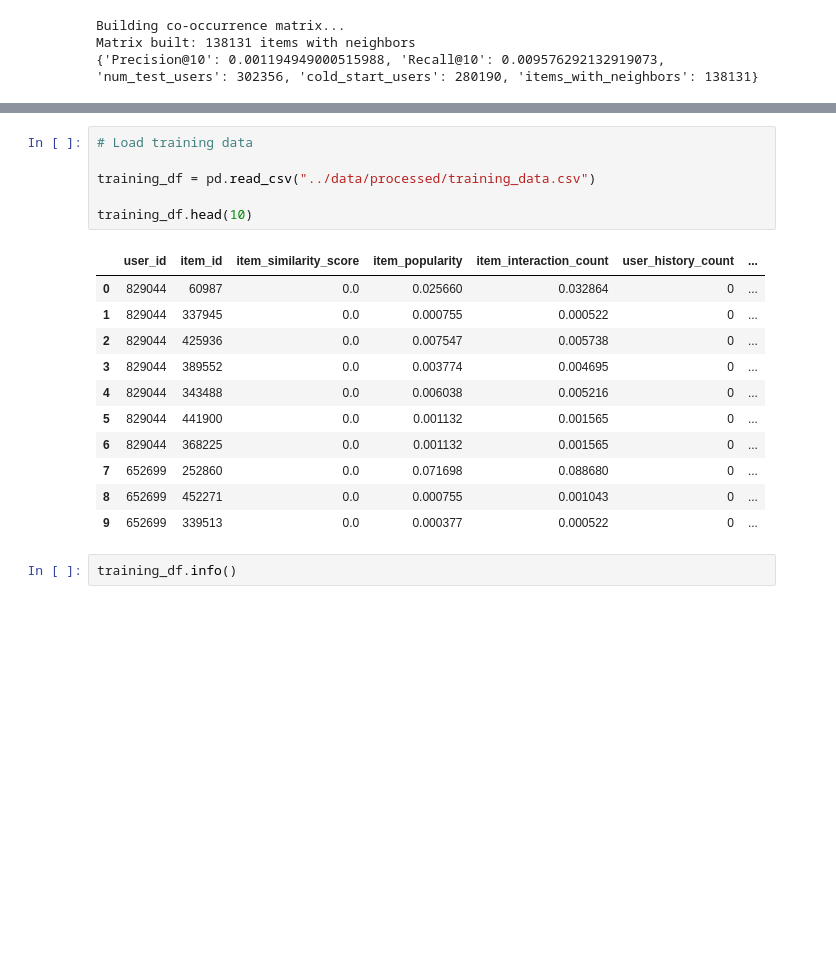
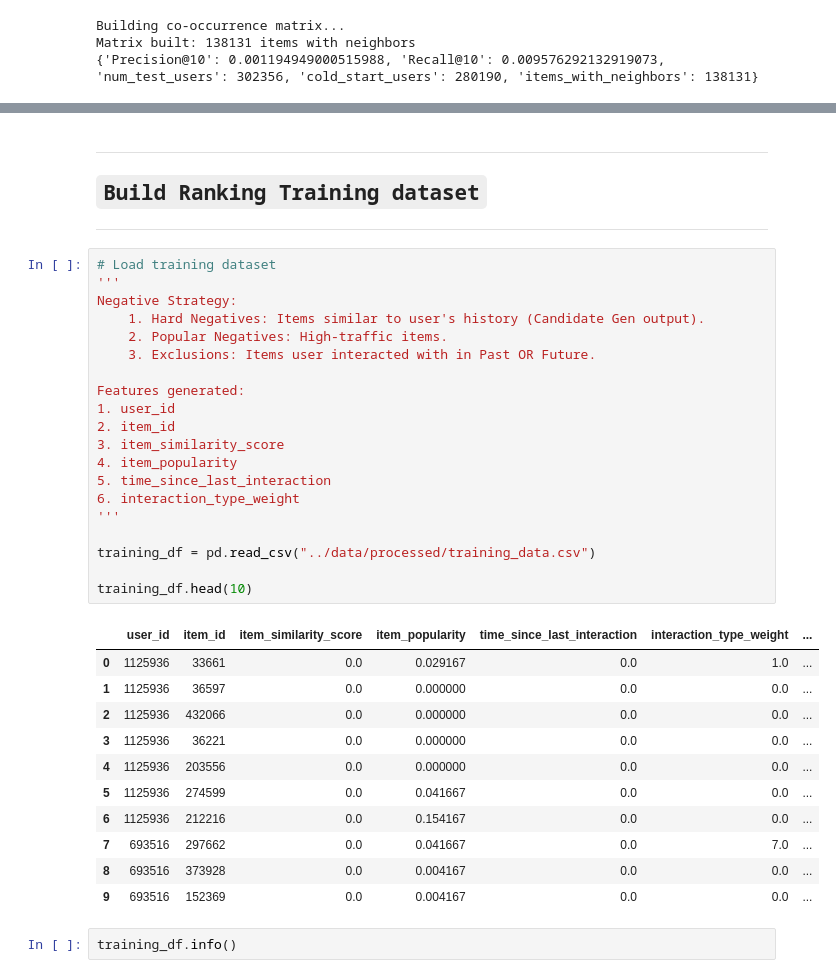
Before and after one commit to CJC-AI/Recommender-system, a Jupyter notebook: notebooks/eda.ipynb, the cells around one changed output, grey strips where cells are left out. Cells and saved outputs as stored; diff of their text form; blank space fills up the shorter version.

```diff
--- a/notebooks/eda.ipynb
+++ b/notebooks/eda.ipynb
@@ -254,21 +272,39 @@ Recall Improvement: +0.0021
+# %% [markdown]
+---
+## `Build Ranking Training dataset`
+---
 # %%
-# Load training data
+# Load training dataset
+'''
+Negative Strategy:
+    1. Hard Negatives: Items similar to user's history (Candidate Gen output).
+    2. Popular Negatives: High-traffic items.
+    3. Exclusions: Items user interacted with in Past OR Future.
+
+Features generated:
+1. user_id
+2. item_id
+3. item_similarity_score
+4. item_popularity
+5. time_since_last_interaction
+6. interaction_type_weight
+'''
 
 training_df = pd.read_csv("../data/processed/training_data.csv")
 
 training_df.head(10)
 # %% [output]
-|  | user_id | item_id | item_similarity_score | item_popularity | item_interaction_count | user_history_count | ... |
-| 0 | 829044 | 60987 | 0.0 | 0.025660 | 0.032864 | 0 | ... |
-| 1 | 829044 | 337945 | 0.0 | 0.000755 | 0.000522 | 0 | ... |
-| 2 | 829044 | 425936 | 0.0 | 0.007547 | 0.005738 | 0 | ... |
-| 3 | 829044 | 389552 | 0.0 | 0.003774 | 0.004695 | 0 | ... |
-| 4 | 829044 | 343488 | 0.0 | 0.006038 | 0.005216 | 0 | ... |
-| 5 | 829044 | 441900 | 0.0 | 0.001132 | 0.001565 | 0 | ... |
-| 6 | 829044 | 368225 | 0.0 | 0.001132 | 0.001565 | 0 | ... |
-| 7 | 652699 | 252860 | 0.0 | 0.071698 | 0.088680 | 0 | ... |
-| 8 | 652699 | 452271 | 0.0 | 0.000755 | 0.001043 | 0 | ... |
-| 9 | 652699 | 339513 | 0.0 | 0.000377 | 0.000522 | 0 | ... |
+|  | user_id | item_id | item_similarity_score | item_popularity | time_since_last_interaction | interaction_type_weight | ... |
+| 0 | 1125936 | 33661 | 0.0 | 0.029167 | 0.0 | 1.0 | ... |
+| 1 | 1125936 | 36597 | 0.0 | 0.000000 | 0.0 | 0.0 | ... |
+| 2 | 1125936 | 432066 | 0.0 | 0.000000 | 0.0 | 0.0 | ... |
+| 3 | 1125936 | 36221 | 0.0 | 0.000000 | 0.0 | 0.0 | ... |
+| 4 | 1125936 | 203556 | 0.0 | 0.000000 | 0.0 | 0.0 | ... |
+| 5 | 1125936 | 274599 | 0.0 | 0.041667 | 0.0 | 0.0 | ... |
+| 6 | 1125936 | 212216 | 0.0 | 0.154167 | 0.0 | 0.0 | ... |
+| 7 | 693516 | 297662 | 0.0 | 0.041667 | 0.0 | 7.0 | ... |
+| 8 | 693516 | 373928 | 0.0 | 0.004167 | 0.0 | 0.0 | ... |
+| 9 | 693516 | 152369 | 0.0 | 0.004167 | 0.0 | 0.0 | ... |
 # %%
 training_df.info()
 # %% [output]
```
Also changed, not shown: parts of 50 cells of this notebook, 1 other file.
